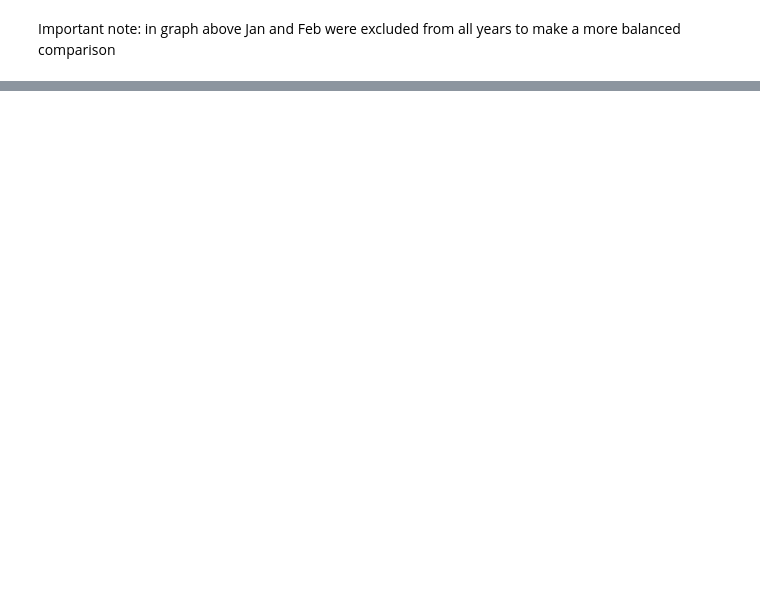
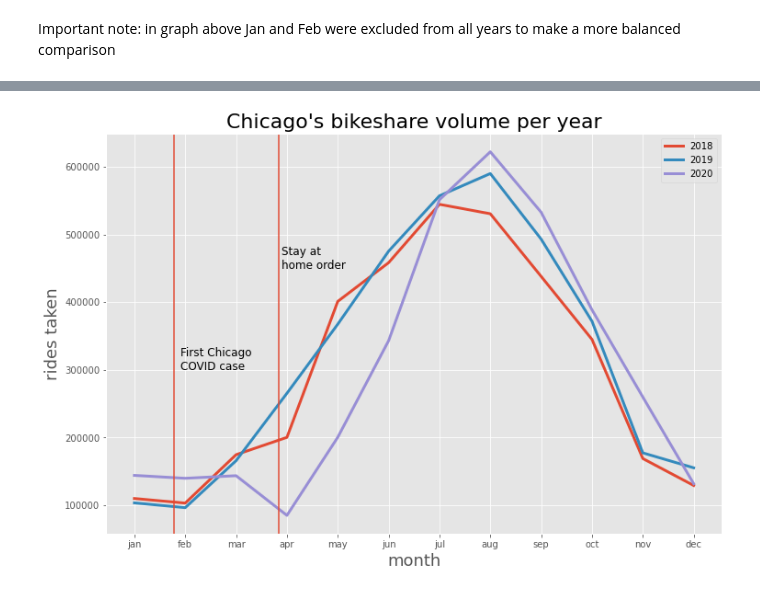
Before and after one commit to nick-kopy/Exploration-of-bike-share-programs-post-pandemic, a Jupyter notebook: data_clean.ipynb, the cells around one changed output, grey strips where cells are left out. Drawn from its saved outputs; the diff is of its cells as text; code cells hidden in the pictures; blank space fills up the shorter version.

```diff
--- a/data_clean.ipynb
+++ b/data_clean.ipynb
@@ -403,0 +461,2 @@ root
+# %%
+ch_sdf_months = ch_sdf.groupBy('month').count().show()
@@ -403,0 +488,7 @@ root
+# %%
+# Takes a minute to run this cell, puts it all together. DAG in cell above
+
+ch_sdf_months = ch_sdf_months18.join(ch_sdf_months19, ['month'])
+ch_sdf_months = ch_sdf_months.join(ch_sdf_months20, ['month'])
+
+ch_sdf_months.show()
@@ -403,0 +512,6 @@ root
+# %%
+# Moving to pandas for visualization. This dataframe is only counts, not the whole data, so it's not too big
+
+ch_df_months = ch_sdf_months.toPandas()
+
+ch_df_months.info()
@@ -403,0 +530,31 @@ root
+# %%
+# plot
+
+ch_df_months.sort_values(by=['month'], inplace=True)
+
+fig, ax = plt.subplots(figsize=(12,8))
+
+ax.plot(ch_df_months['month'], ch_df_months['2018_ct'], label='2018', linewidth=3)
+ax.plot(ch_df_months['month'], ch_df_months['2019_ct'], label='2019', linewidth=3)
+ax.plot(ch_df_months['month'], ch_df_months['2020_ct'], label='2020', linewidth=3)
+
+ax.axvline(x= 1 + 24/31)
+ax.text(1.9, 300000, 'First Chicago\nCOVID case', fontsize=12)
+ax.axvline(x= 3 + 26/31)
+ax.text(3.9, 450000, 'Stay at\nhome order', fontsize=12)
+# Vertical line in July correlated w/ volume bouncing back. May not actually explain trend
+#ax.axvline(x= 7 + 24/31)
+#ax.text(8, 300000, 'Phase IV\nbusinesses reopen', fontsize=12)
+
+ax.set_xticks(ch_df_months['month'])
+ax.set_xticklabels(['jan','feb','mar','apr','may','jun','jul','aug','sep','oct','nov','dec'])
+
+ax.set_xlabel('month', fontsize=18)
+ax.set_ylabel('rides taken', fontsize=18)
+ax.set_title("Chicago's bikeshare volume per year", fontsize=22)
+
+ax.legend();
+
+#plt.savefig('graphs/chicago_volume.png');
+# %% [output]
+[figure, added]
```
Also changed, not shown: parts of 31 cells of this notebook, 1 other file.
